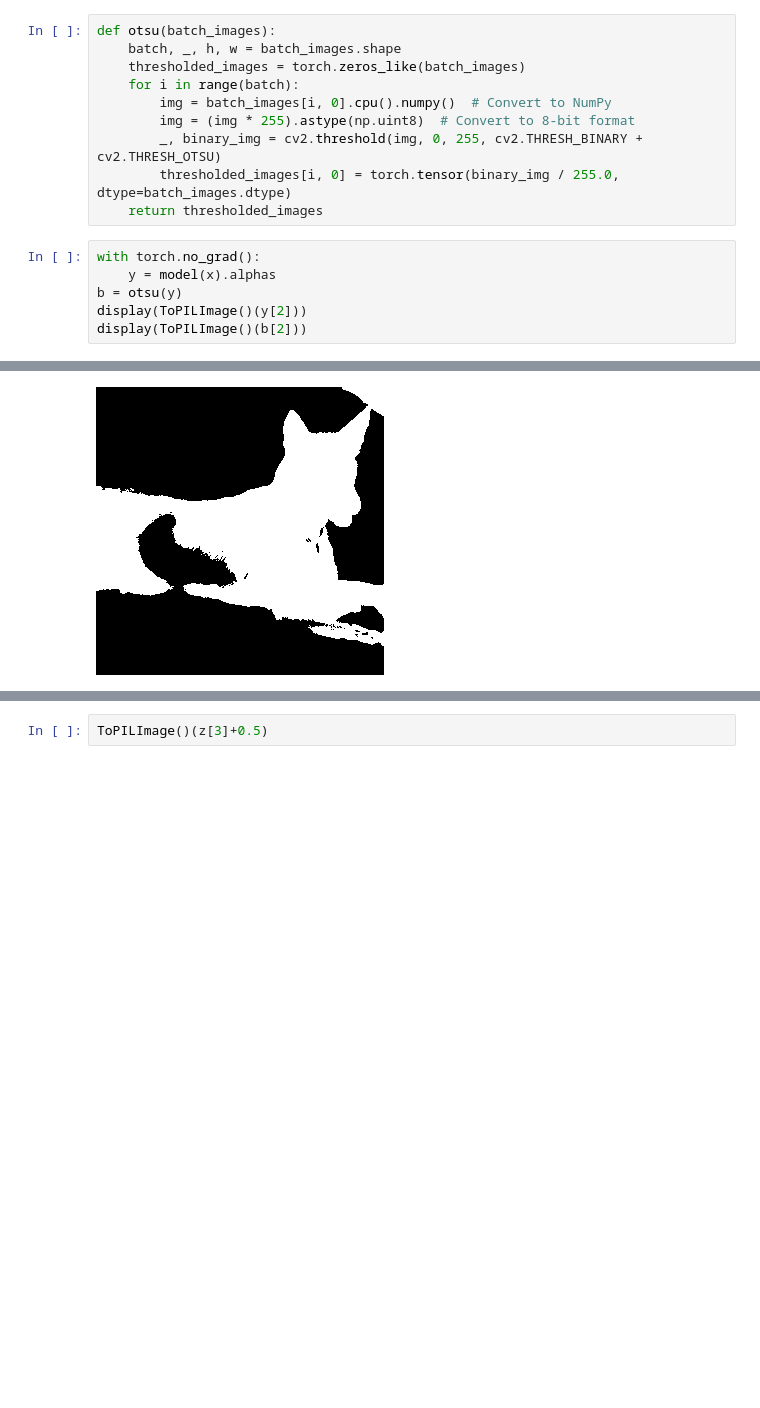
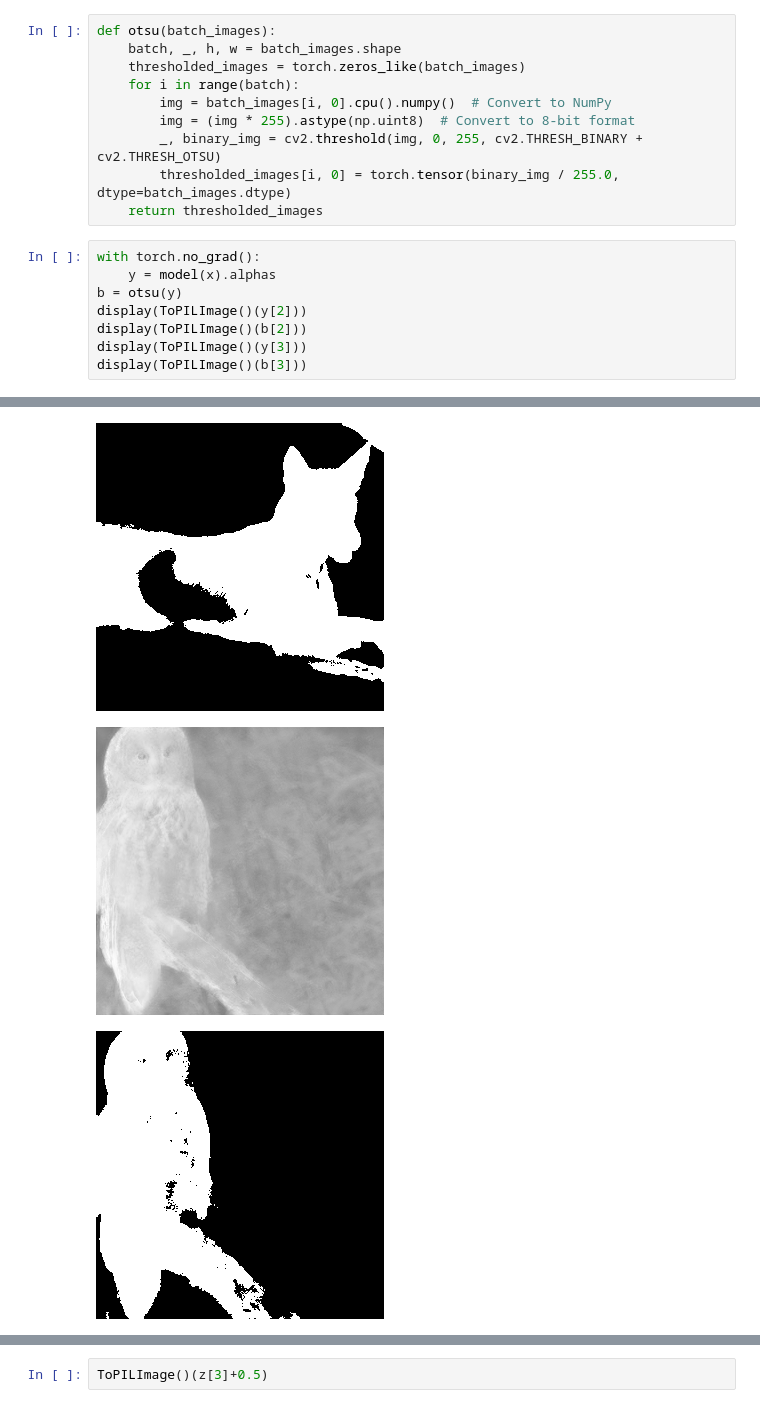
Before and after one commit to danjacobellis/matte, a Jupyter notebook: matte.ipynb, the cells around one changed output, grey strips where cells are left out. Cells and saved outputs as stored; diff of their text form; blank space fills up the shorter version.

```diff
--- a/matte.ipynb
+++ b/matte.ipynb
@@ -29,9 +39,13 @@ def otsu(batch_images):
 # %%
 with torch.no_grad():
     y = model(x).alphas
 b = otsu(y)
 display(ToPILImage()(y[2]))
 display(ToPILImage()(b[2]))
+display(ToPILImage()(y[3]))
+display(ToPILImage()(b[3]))
 # %% [output]
 [figure]
 [figure]
+[figure, added]
+[figure, added]
```
Also changed, not shown: parts of 10 cells of this notebook.
